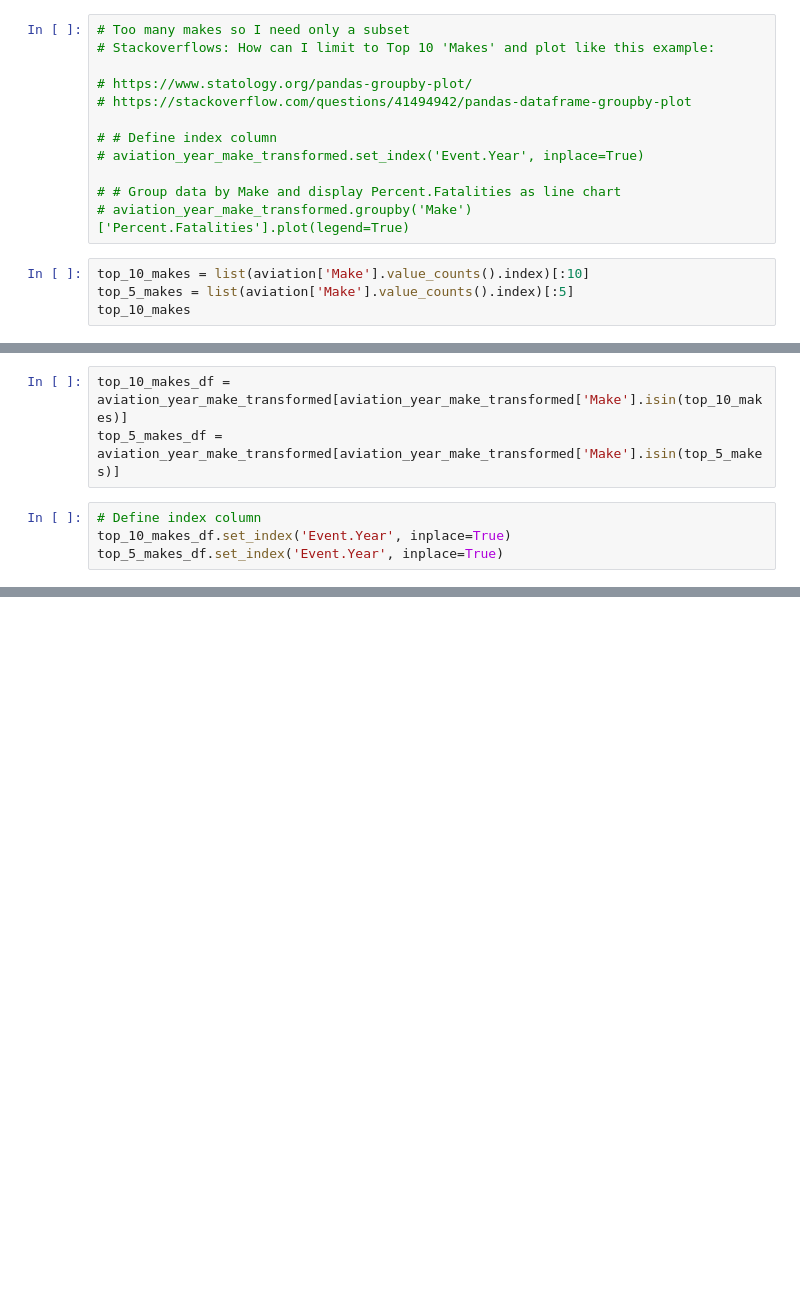
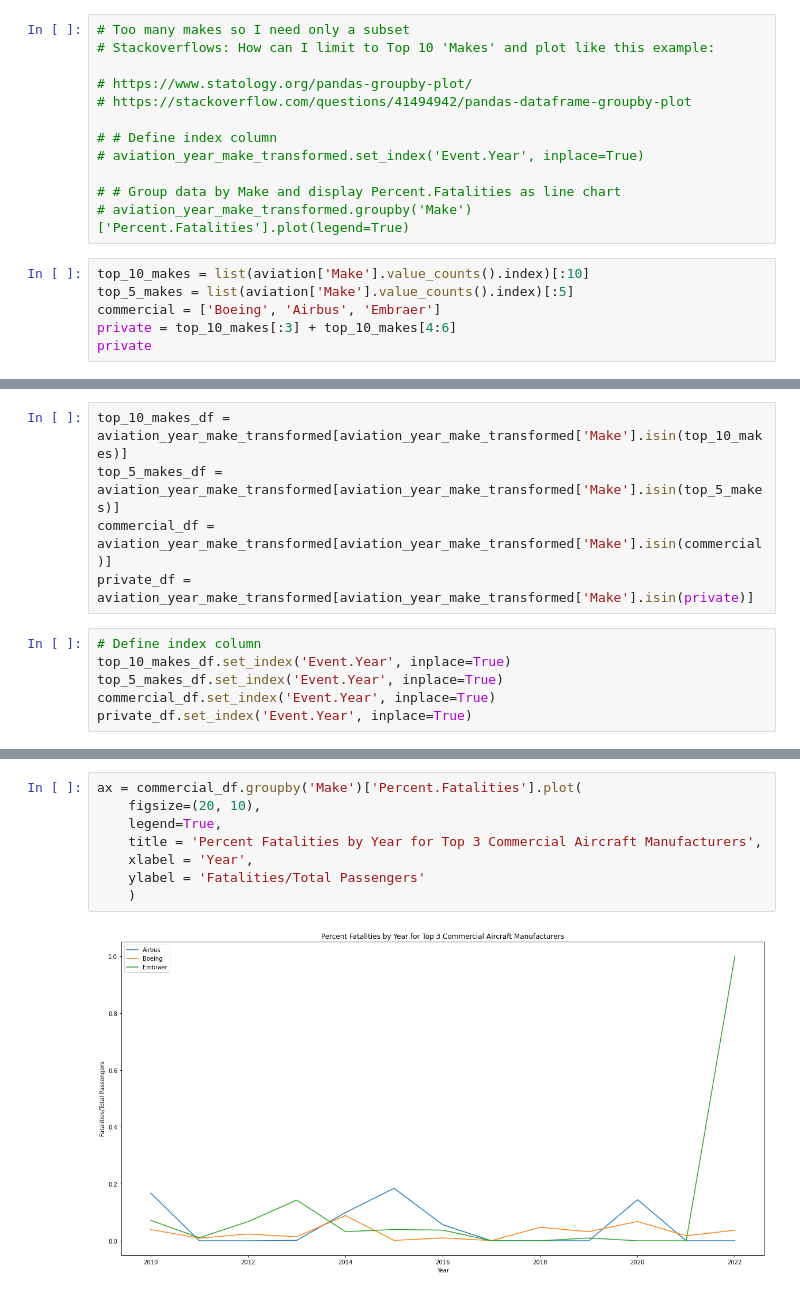
Before and after one commit to lillianlakes/Aircraft-Risk-Analysis, a Jupyter notebook: data_cleaning_lillian.ipynb, the cells around one changed output, grey strips where cells are left out. Cells and saved outputs as stored; diff of their text form; blank space fills up the shorter version.

Commit message:
Adds more accident risk graphs by make-year

```diff
--- a/data_cleaning_lillian.ipynb
+++ b/data_cleaning_lillian.ipynb
@@ -467,4 +1212,6 @@ aviation_year_make_transformed
 # %%
 top_10_makes = list(aviation['Make'].value_counts().index)[:10]
 top_5_makes = list(aviation['Make'].value_counts().index)[:5]
-top_10_makes
+commercial = ['Boeing', 'Airbus', 'Embraer']
+private = top_10_makes[:3] + top_10_makes[4:6]
+private
@@ -471,10 +1220,14 @@ top_10_makes
 # %%
 top_10_makes_df = aviation_year_make_transformed[aviation_year_make_transformed['Make'].isin(top_10_makes)]
 top_5_makes_df = aviation_year_make_transformed[aviation_year_make_transformed['Make'].isin(top_5_makes)]
+commercial_df = aviation_year_make_transformed[aviation_year_make_transformed['Make'].isin(commercial)]
+private_df = aviation_year_make_transformed[aviation_year_make_transformed['Make'].isin(private)]
 # %%
 # Define index column
 top_10_makes_df.set_index('Event.Year', inplace=True)
 top_5_makes_df.set_index('Event.Year', inplace=True)
+commercial_df.set_index('Event.Year', inplace=True)
+private_df.set_index('Event.Year', inplace=True)
 # %%
 # https://www.statology.org/pandas-groupby-plot/
 # https://stackoverflow.com/questions/41494942/pandas-dataframe-groupby-plot
@@ -517,0 +1279,10 @@ ax = top_5_makes_df.groupby('Make')['Percent.Passengers.Harmed'].plot(
+# %%
+ax = commercial_df.groupby('Make')['Percent.Fatalities'].plot(
+    figsize=(20, 10),
+    legend=True,
+    title = 'Percent Fatalities by Year for Top 3 Commercial Aircraft Manufacturers',
+    xlabel = 'Year',
+    ylabel = 'Fatalities/Total Passengers'
+    )
+# %% [output]
+[figure, added]
```
Also changed, not shown: parts of 81 cells of this notebook.
